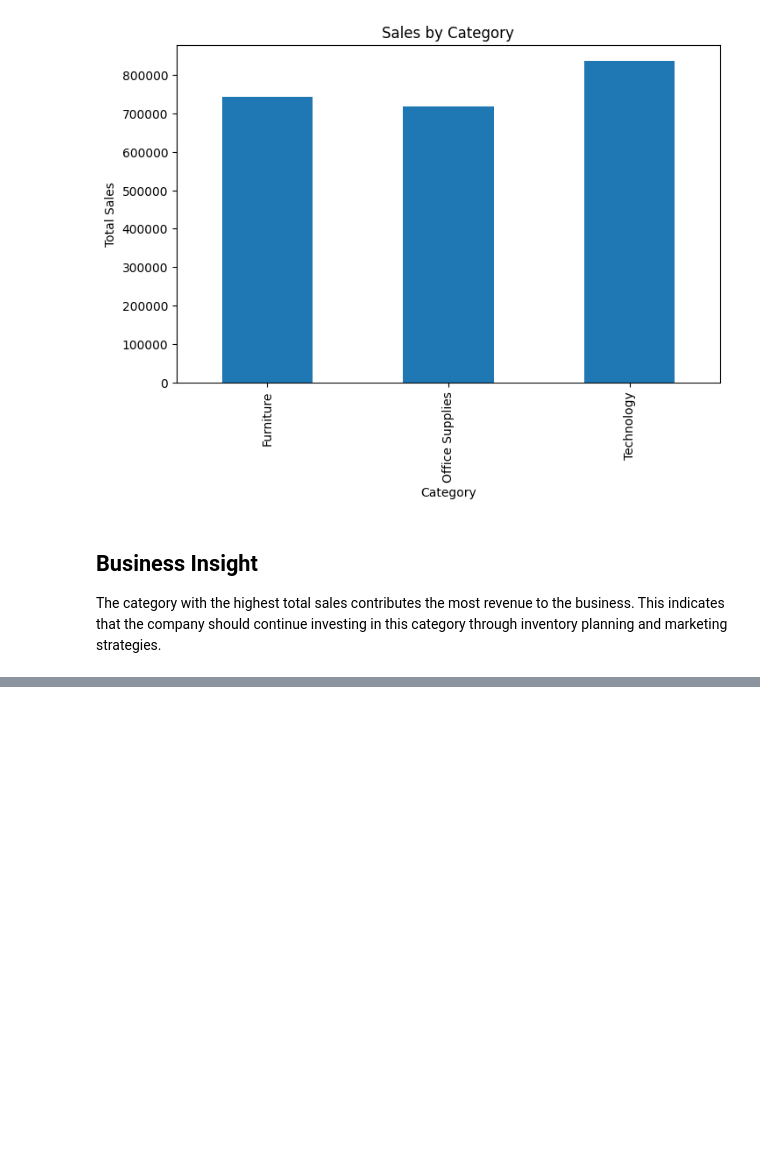
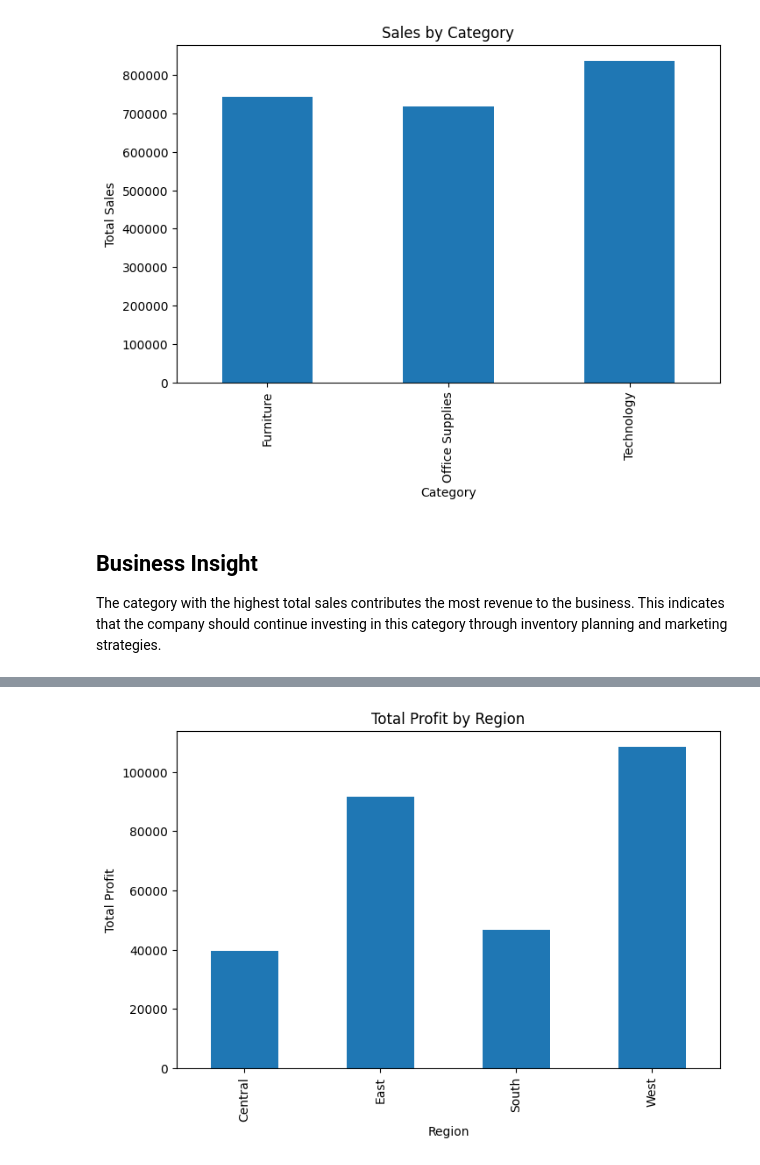
Before and after one commit to Ashutoshaswin16/Retail-Sales-Analytics, a Jupyter notebook: notebooks/02_EDA.ipynb, the cells around one changed output, grey strips where cells are left out. Drawn from its saved outputs; the diff is of its cells as text; code cells hidden in the pictures; blank space fills up the shorter version.

```diff
--- a/notebooks/02_EDA.ipynb
+++ b/notebooks/02_EDA.ipynb
@@ -81,0 +211,13 @@ The category with the highest total sales contributes the most revenue to the bu
+# %%
+profit_region.plot(
+    kind="bar",
+    figsize=(8,5),
+)
+
+plt.title("Total Profit by Region")
+plt.xlabel("Region")
+plt.ylabel("Total Profit")
+
+plt.show()
+# %% [output]
+[figure, added]
```
Also changed, not shown: parts of 64 cells of this notebook, 5 other files.
